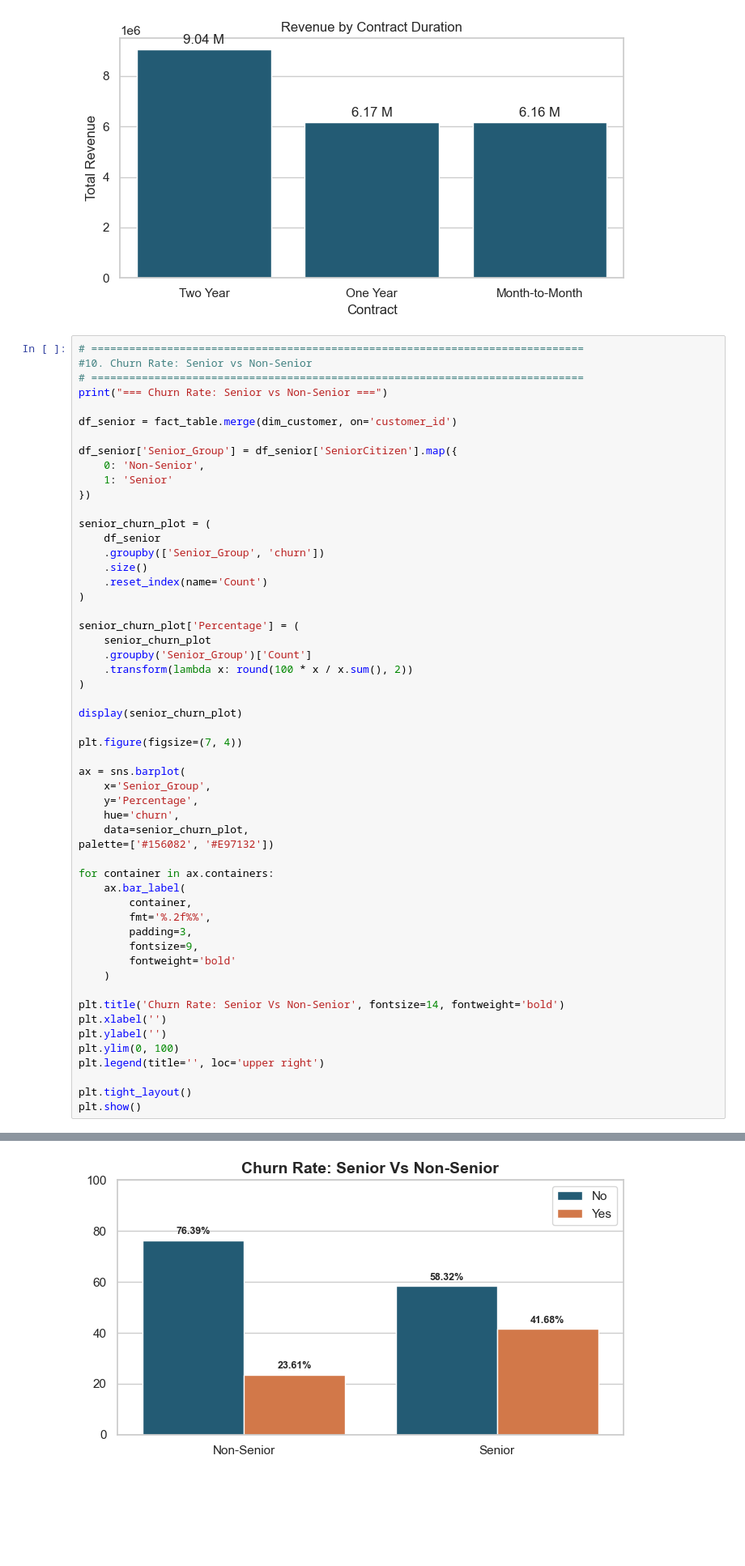
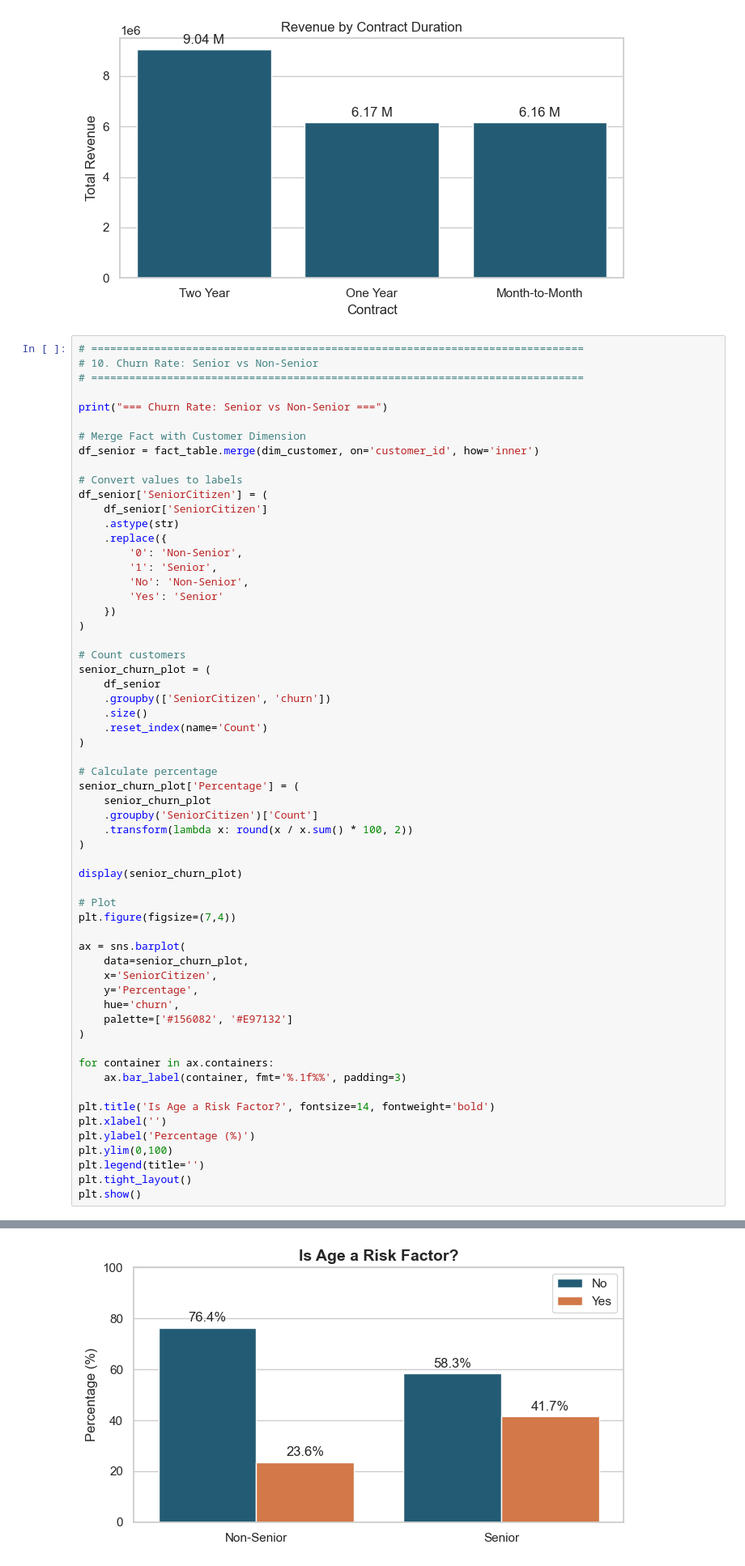
Before and after one commit to marwaharon27/Customer-Churn, a Jupyter notebook: Python/Final_Python.ipynb, the cells around one changed output, grey strips where cells are left out. Shown at 81% size. Cells and saved outputs as stored; diff of their text form; blank space fills up the shorter version.

```diff
--- a/Python/Final_Python.ipynb
+++ b/Python/Final_Python.ipynb
@@ -1385,56 +1556,62 @@ plt.show()
 [figure]
 # %%
 # ==============================================================================
-#10. Churn Rate: Senior vs Non-Senior
+# 10. Churn Rate: Senior vs Non-Senior
 # ==============================================================================
+
 print("=== Churn Rate: Senior vs Non-Senior ===")
 
-df_senior = fact_table.merge(dim_customer, on='customer_id')
+# Merge Fact with Customer Dimension
+df_senior = fact_table.merge(dim_customer, on='customer_id', how='inner')
 
-df_senior['Senior_Group'] = df_senior['SeniorCitizen'].map({
-    0: 'Non-Senior',
-    1: 'Senior'
-})
+# Convert values to labels
+df_senior['SeniorCitizen'] = (
+    df_senior['SeniorCitizen']
+    .astype(str)
+    .replace({
+        '0': 'Non-Senior',
+        '1': 'Senior',
+        'No': 'Non-Senior',
+        'Yes': 'Senior'
+    })
+)
 
+# Count customers
 senior_churn_plot = (
     df_senior
-    .groupby(['Senior_Group', 'churn'])
+    .groupby(['SeniorCitizen', 'churn'])
     .size()
     .reset_index(name='Count')
 )
 
+# Calculate percentage
 senior_churn_plot['Percentage'] = (
     senior_churn_plot
-    .groupby('Senior_Group')['Count']
-    .transform(lambda x: round(100 * x / x.sum(), 2))
+    .groupby('SeniorCitizen')['Count']
+    .transform(lambda x: round(x / x.sum() * 100, 2))
 )
 
 display(senior_churn_plot)
 
-plt.figure(figsize=(7, 4))
+# Plot
+plt.figure(figsize=(7,4))
 
 ax = sns.barplot(
-    x='Senior_Group',
+    data=senior_churn_plot,
+    x='SeniorCitizen',
     y='Percentage',
     hue='churn',
-    data=senior_churn_plot,
-palette=['#156082', '#E97132'])
+    palette=['#156082', '#E97132']
+)
 
 for container in ax.containers:
-    ax.bar_label(
-        container,
-        fmt='%.2f%%',
-        padding=3,
-        fontsize=9,
-        fontweight='bold'
-    )
+    ax.bar_label(container, fmt='%.1f%%', padding=3)
 
-plt.title('Churn Rate: Senior Vs Non-Senior', fontsize=14, fontweight='bold')
+plt.title('Is Age a Risk Factor?', fontsize=14, fontweight='bold')
 plt.xlabel('')
-plt.ylabel('')
-plt.ylim(0, 100)
-plt.legend(title='', loc='upper right')
-
+plt.ylabel('Percentage (%)')
+plt.ylim(0,100)
+plt.legend(title='')
 plt.tight_layout()
 plt.show()
 # %% [output]
@@ -1443,5 +1620,5 @@ plt.show()
 | 0 | Non-Senior | No | 4508 | 76.39 |
 | 1 | Non-Senior | Yes | 1393 | 23.61 |
 | 2 | Senior | No | 666 | 58.32 |
 | 3 | Senior | Yes | 476 | 41.68 |
-[figure, old version]
+[figure, new version]
```
Also changed, not shown: parts of 39 cells of this notebook, 16 other files.
